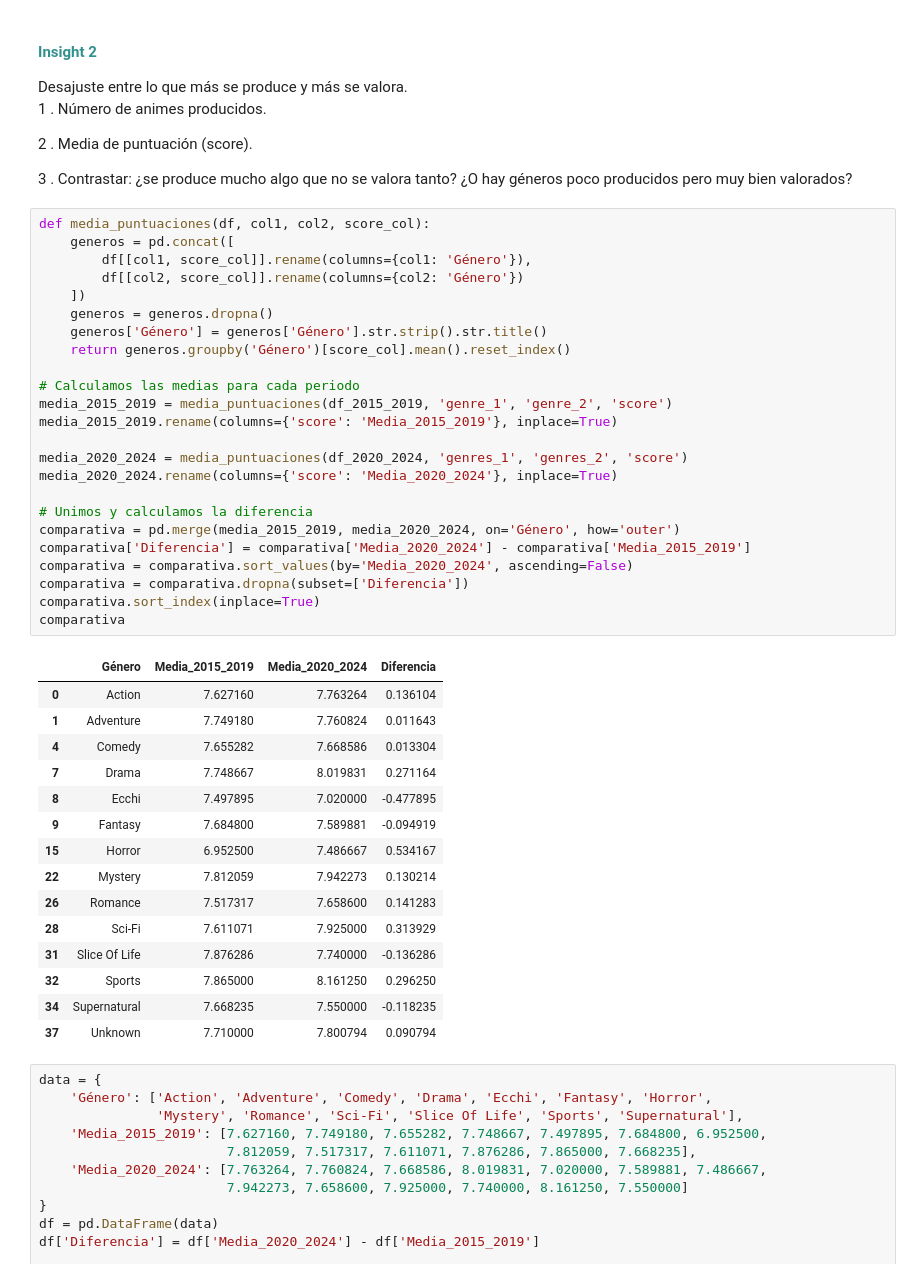
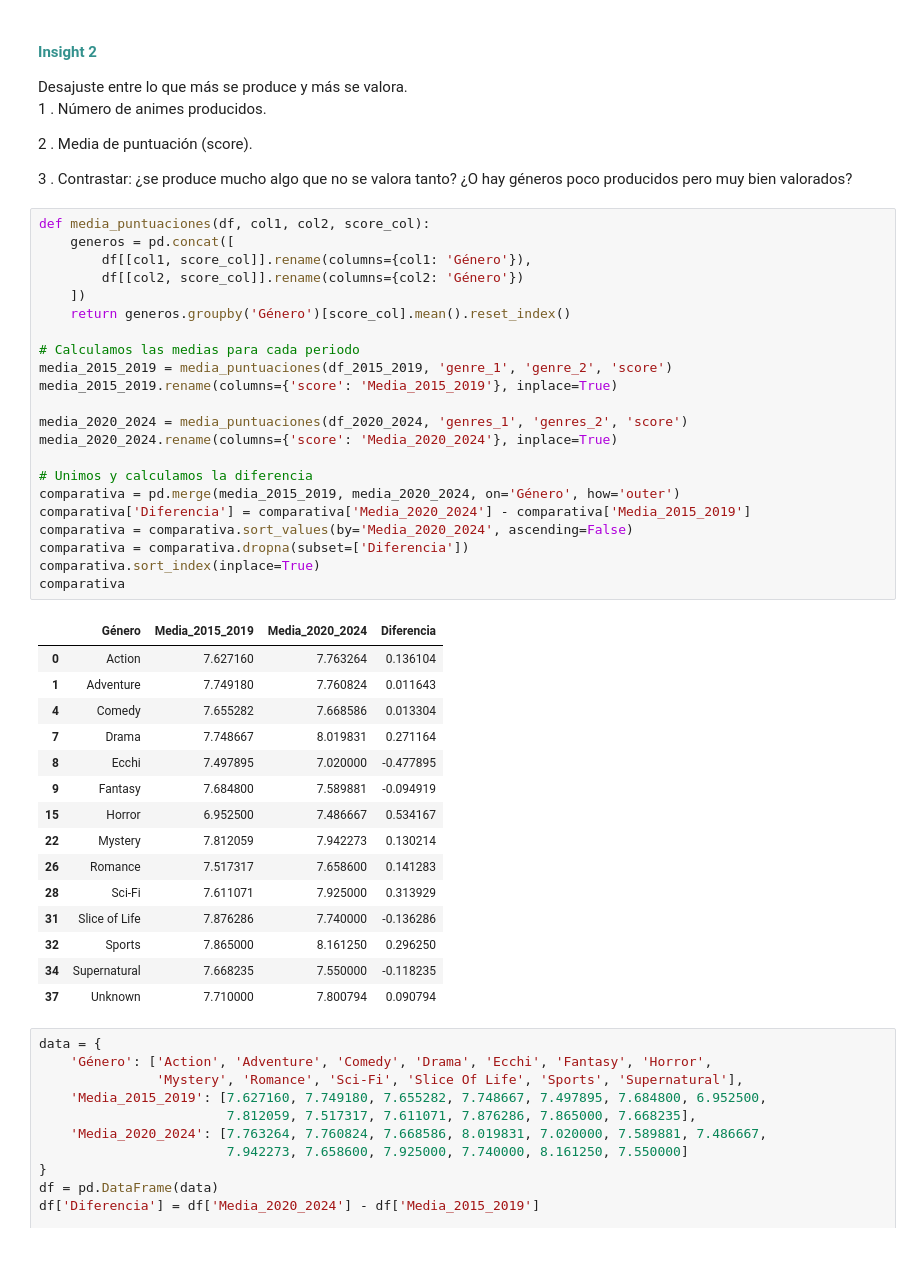
Before and after one commit to JimenezRoDA/data-no-anime, a Jupyter notebook: data-no-anime.ipynb, the cells around one changed output. Saved outputs shown, nothing was run; the diff lists cells and outputs as text.

```diff
--- a/data-no-anime.ipynb
+++ b/data-no-anime.ipynb
@@ -867,37 +846,35 @@ def media_puntuaciones(df, col1, col2, score_col):
         df[[col1, score_col]].rename(columns={col1: 'Género'}),
         df[[col2, score_col]].rename(columns={col2: 'Género'})
     ])
-    generos = generos.dropna()
-    generos['Género'] = generos['Género'].str.strip().str.title()
     return generos.groupby('Género')[score_col].mean().reset_index()
 
 # Calculamos las medias para cada periodo
 media_2015_2019 = media_puntuaciones(df_2015_2019, 'genre_1', 'genre_2', 'score')
 media_2015_2019.rename(columns={'score': 'Media_2015_2019'}, inplace=True)
 
 media_2020_2024 = media_puntuaciones(df_2020_2024, 'genres_1', 'genres_2', 'score')
 media_2020_2024.rename(columns={'score': 'Media_2020_2024'}, inplace=True)
 
 # Unimos y calculamos la diferencia
 comparativa = pd.merge(media_2015_2019, media_2020_2024, on='Género', how='outer')
 comparativa['Diferencia'] = comparativa['Media_2020_2024'] - comparativa['Media_2015_2019']
 comparativa = comparativa.sort_values(by='Media_2020_2024', ascending=False)
 comparativa = comparativa.dropna(subset=['Diferencia'])
 comparativa.sort_index(inplace=True)
 comparativa
 # %% [output]
 |  | Género | Media_2015_2019 | Media_2020_2024 | Diferencia |
 | 0 | Action | 7.627160 | 7.763264 | 0.136104 |
 | 1 | Adventure | 7.749180 | 7.760824 | 0.011643 |
 | 4 | Comedy | 7.655282 | 7.668586 | 0.013304 |
 | 7 | Drama | 7.748667 | 8.019831 | 0.271164 |
 | 8 | Ecchi | 7.497895 | 7.020000 | -0.477895 |
 | 9 | Fantasy | 7.684800 | 7.589881 | -0.094919 |
 | 15 | Horror | 6.952500 | 7.486667 | 0.534167 |
 | 22 | Mystery | 7.812059 | 7.942273 | 0.130214 |
 | 26 | Romance | 7.517317 | 7.658600 | 0.141283 |
 | 28 | Sci-Fi | 7.611071 | 7.925000 | 0.313929 |
-| 31 | Slice Of Life | 7.876286 | 7.740000 | -0.136286 |
+| 31 | Slice of Life | 7.876286 | 7.740000 | -0.136286 |
 | 32 | Sports | 7.865000 | 8.161250 | 0.296250 |
 | 34 | Supernatural | 7.668235 | 7.550000 | -0.118235 |
 | 37 | Unknown | 7.710000 | 7.800794 | 0.090794 |
```
Also changed, not shown: parts of 11 cells of this notebook, 2 other files.
